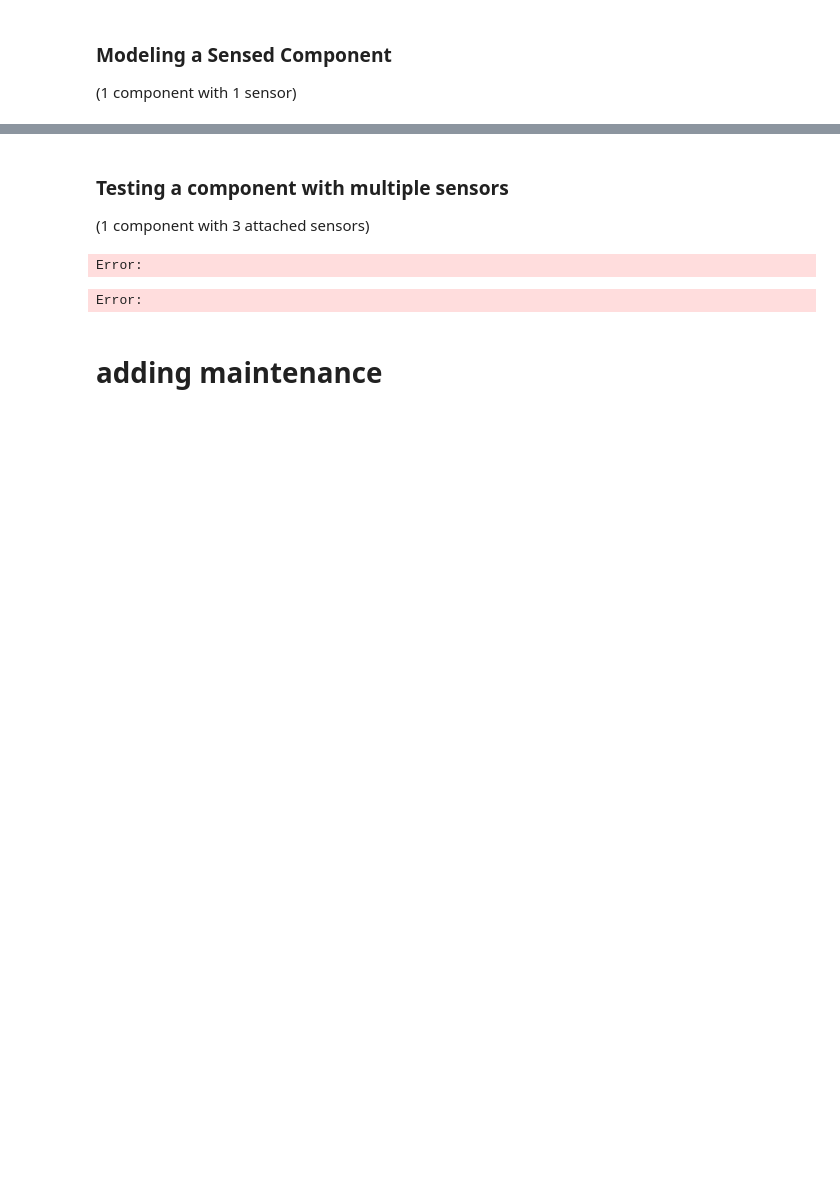
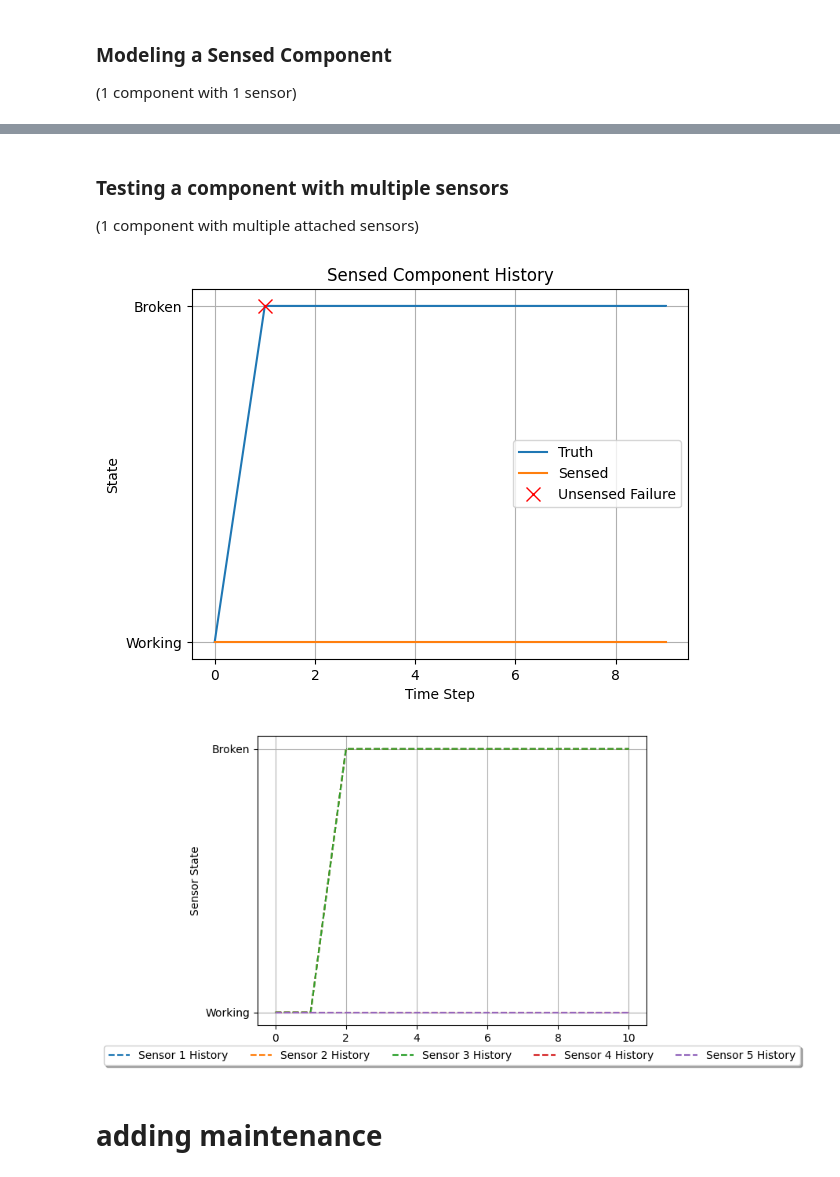
Before and after one commit to andreyaW/KISS, a Jupyter notebook: shipClassTests/comp_tests.ipynb, the cells around one changed output, grey strips where cells are left out. Saved outputs shown, nothing was run; the diff lists cells and outputs as text; code cells hidden in the pictures; blank space fills up the shorter version.

Commit message:
fixed multi sensor logic

```diff
--- a/shipClassTests/comp_tests.ipynb
+++ b/shipClassTests/comp_tests.ipynb
@@ -81,32 +82,50 @@ Error:
 # %% [markdown]
 ### Testing a component with multiple sensors
-(1 component with 3 attached sensors)
+(1 component with multiple attached sensors)
 # %%
+
+import numpy as np
+import sys
+sys.path.append('..')
+
 from shipClass.Sensor import Sensor
 from shipClass.Component import Component
 from shipClass.SensedComp import SensedComp
 
-import numpy as np
 
 states={0:'Broken' , 1:'Working'}
 comp_transition_matrix = np.array([[1, 0],
-                                    [0.25, 0.75]])
+                                    [0.5, 0.5]])
 sensor_transition_matrix_1 = np.array([[1, 0],
                                     [0.5, 0.5]])
 
 sensor_transition_matrix_2 = np.array([[1, 0],
                                     [0.01, 0.99]])
 
 c1 = Component("comp1", states, comp_transition_matrix)
-s1 = Sensor("sensor1", states, sensor_transition_matrix_1)
-s2 = Sensor("sensor2", states, sensor_transition_matrix_2)
 
-sc1 = SensedComp(c1, [s1, s1, s1, s1])
-sc1.simulate(50)
-sc1.plotHistory()
+# create multiple low reliability sensors
+n_LR = 3
+LR_sensors = []
+for i in range(n_LR):
+    s = Sensor("sensor" + str(i), states, sensor_transition_matrix_1)
+    LR_sensors.append(s)
+
+n_HR = 2
+HR_sensors = []
+for i in range(n_HR):
+    s = Sensor("sensor" + str(i + n_LR), states, sensor_transition_matrix_2)
+    HR_sensors.append(s)
+
+sensors = LR_sensors + HR_sensors
+
+# create a SensedComp with multiple sensors
+sc1 = SensedComp(c1, sensors)
+sc1.simulate(10)
+sc1.plotHistory(True)
 # %% [output]
-Error:
-Error:
+[figure, added]
+[figure, added]
 # %% [markdown]
 # adding maintenance
 # %%
```
Also changed, not shown: parts of 14 cells of this notebook, 7 other files.
